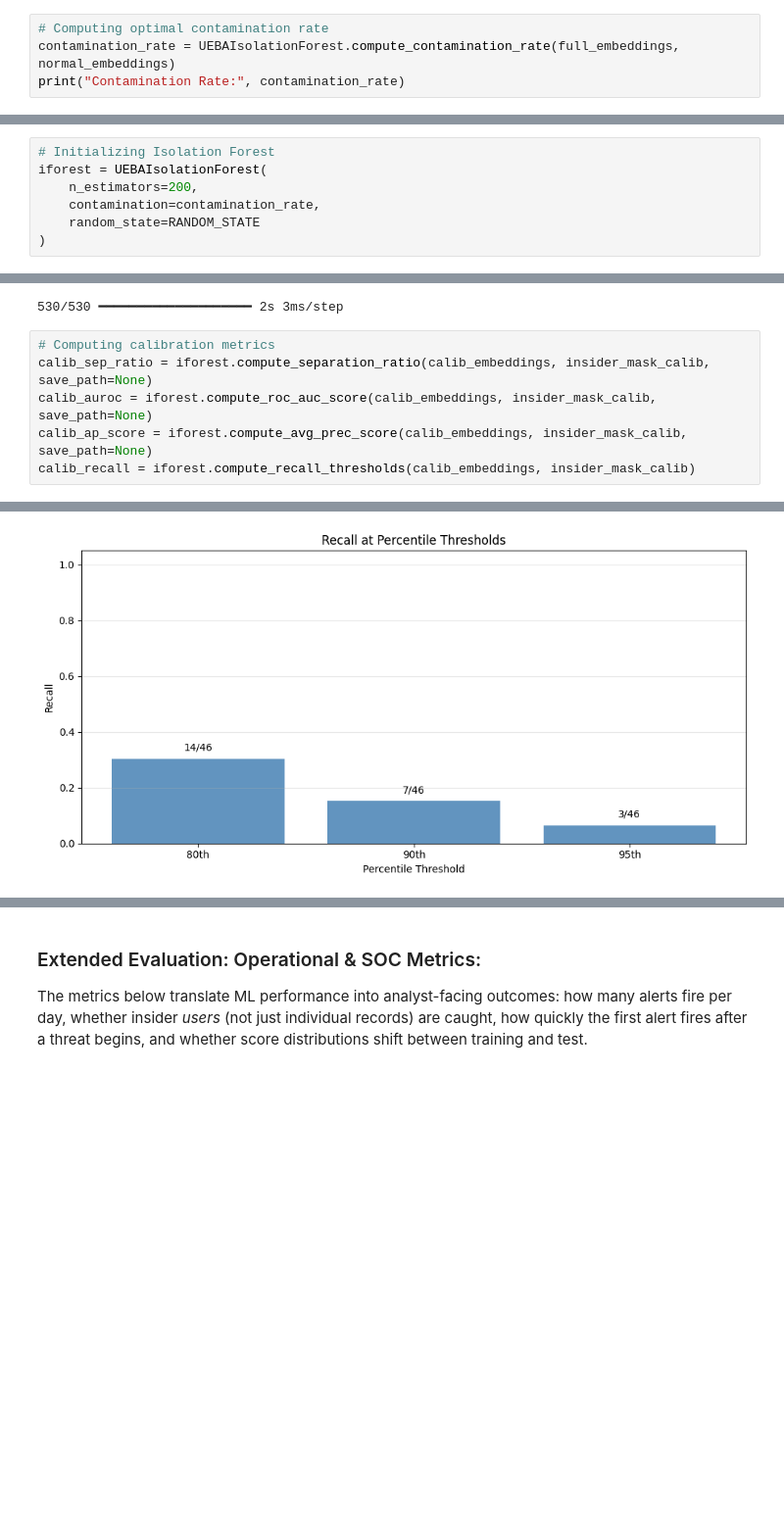
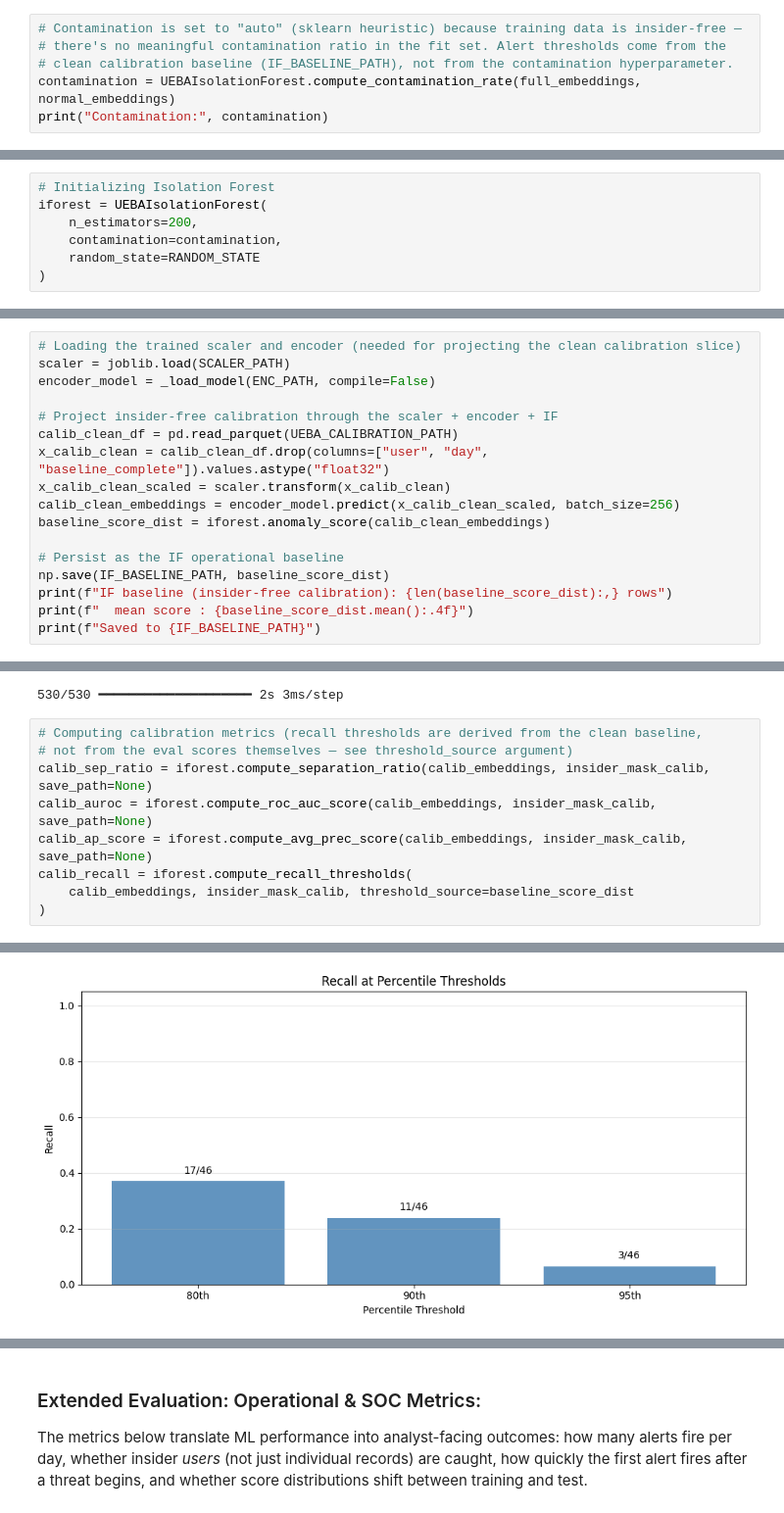
Before and after one commit to Aaron-Loera/Insider-Threat-Detection, a Jupyter notebook: Isolation_Forest.ipynb, the cells around one changed output, grey strips where cells are left out. Shown at 98% size. Saved outputs shown, nothing was run; the diff lists cells and outputs as text; blank space fills up the shorter version.

Commit message:
- Update alert generator and reconstruction explainer to sixth iteration of UEBA dataset - Correct baseline calibration usage in model training - Update `.gitignore`

```diff
--- a/Isolation_Forest.ipynb
+++ b/Isolation_Forest.ipynb
@@ -34,7 +41,9 @@ train_metadata.head()
 # %% [markdown]
 ### Initializing and Training Isolation Forest:
 # %%
-# Computing optimal contamination rate
-contamination_rate = UEBAIsolationForest.compute_contamination_rate(full_embeddings, normal_embeddings)
-print("Contamination Rate:", contamination_rate)
+# Contamination is set to "auto" (sklearn heuristic) because training data is insider-free —
+# there's no meaningful contamination ratio in the fit set. Alert thresholds come from the
+# clean calibration baseline (IF_BASELINE_PATH), not from the contamination hyperparameter.
+contamination = UEBAIsolationForest.compute_contamination_rate(full_embeddings, normal_embeddings)
+print("Contamination:", contamination)
 # %% [output]
@@ -43,7 +52,7 @@ Contamination Rate: 0.001
 # Initializing Isolation Forest
 iforest = UEBAIsolationForest(
     n_estimators=200,
-    contamination=contamination_rate,
+    contamination=contamination,
     random_state=RANDOM_STATE
 )
 # %%
@@ -82,0 +99,17 @@ np.save(os.path.join(SAVE_PATH, "anomaly_labels.npy"), predictions)
+# %%
+# Loading the trained scaler and encoder (needed for projecting the clean calibration slice)
+scaler = joblib.load(SCALER_PATH)
+encoder_model = _load_model(ENC_PATH, compile=False)
+
+# Project insider-free calibration through the scaler + encoder + IF
+calib_clean_df = pd.read_parquet(UEBA_CALIBRATION_PATH)
+x_calib_clean = calib_clean_df.drop(columns=["user", "day", "baseline_complete"]).values.astype("float32")
+x_calib_clean_scaled = scaler.transform(x_calib_clean)
+calib_clean_embeddings = encoder_model.predict(x_calib_clean_scaled, batch_size=256)
+baseline_score_dist = iforest.anomaly_score(calib_clean_embeddings)
+
+# Persist as the IF operational baseline
+np.save(IF_BASELINE_PATH, baseline_score_dist)
+print(f"IF baseline (insider-free calibration): {len(baseline_score_dist):,} rows")
+print(f"  mean score : {baseline_score_dist.mean():.4f}")
+print(f"Saved to {IF_BASELINE_PATH}")
@@ -129,9 +185,12 @@ calib_scores = iforest.anomaly_score(calib_embeddings)
 # %% [output]
 530/530 ━━━━━━━━━━━━━━━━━━━━ 2s 3ms/step
 # %%
-# Computing calibration metrics
+# Computing calibration metrics (recall thresholds are derived from the clean baseline,
+# not from the eval scores themselves — see threshold_source argument)
 calib_sep_ratio = iforest.compute_separation_ratio(calib_embeddings, insider_mask_calib, save_path=None)
 calib_auroc = iforest.compute_roc_auc_score(calib_embeddings, insider_mask_calib, save_path=None)
 calib_ap_score = iforest.compute_avg_prec_score(calib_embeddings, insider_mask_calib, save_path=None)
-calib_recall = iforest.compute_recall_thresholds(calib_embeddings, insider_mask_calib)
+calib_recall = iforest.compute_recall_thresholds(
+    calib_embeddings, insider_mask_calib, threshold_source=baseline_score_dist
+)
 # %% [output]
@@ -140,3 +199,3 @@ calib_recall = iforest.compute_recall_thresholds(calib_embeddings, insider_mask_
 [figure]
-[figure, old version]
+[figure, new version]
 # %%
```
Also changed, not shown: parts of 21 cells of this notebook, 8 other files.
